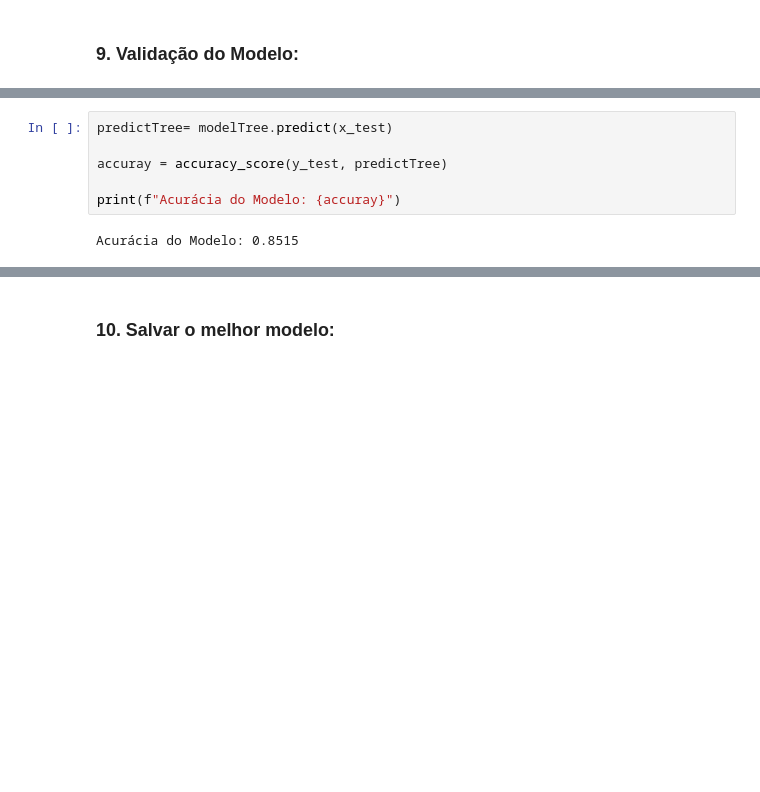
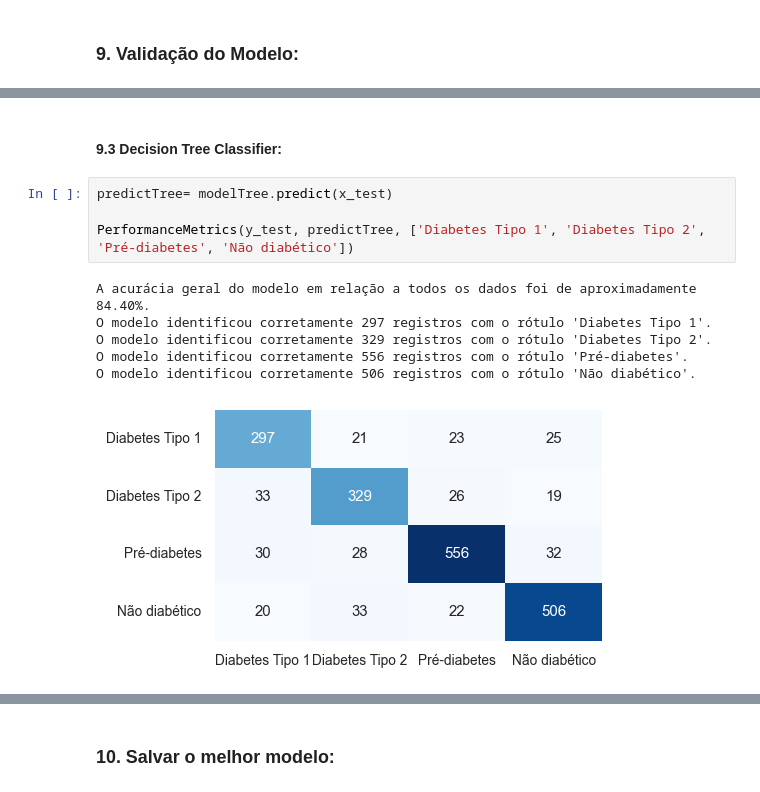
Before and after one commit to luccasena/Machine-Learning-com-Python, a Jupyter notebook: notebooks/classificacao.ipynb, the cells around one changed output, grey strips where cells are left out. Saved outputs shown, nothing was run; the diff lists cells and outputs as text; blank space fills up the shorter version.

```diff
--- a/notebooks/classificacao.ipynb
+++ b/notebooks/classificacao.ipynb
@@ -174,8 +205,13 @@ Acurácia do Modelo: 0.6755
+# %% [markdown]
+#### 9.3 Decision Tree Classifier:
 # %%
 predictTree= modelTree.predict(x_test)
 
-accuray = accuracy_score(y_test, predictTree)
-
-print(f"Acurácia do Modelo: {accuray}")
+PerformanceMetrics(y_test, predictTree, ['Diabetes Tipo 1', 'Diabetes Tipo 2', 'Pré-diabetes', 'Não diabético'])
 # %% [output]
-Acurácia do Modelo: 0.8515
+A acurácia geral do modelo em relação a todos os dados foi de aproximadamente 84.40%.
+O modelo identificou corretamente 297 registros com o rótulo 'Diabetes Tipo 1'.
+O modelo identificou corretamente 329 registros com o rótulo 'Diabetes Tipo 2'.
+O modelo identificou corretamente 556 registros com o rótulo 'Pré-diabetes'.
+O modelo identificou corretamente 506 registros com o rótulo 'Não diabético'.
+[figure, added]
```
Also changed, not shown: parts of 14 cells of this notebook, 3 other files.
